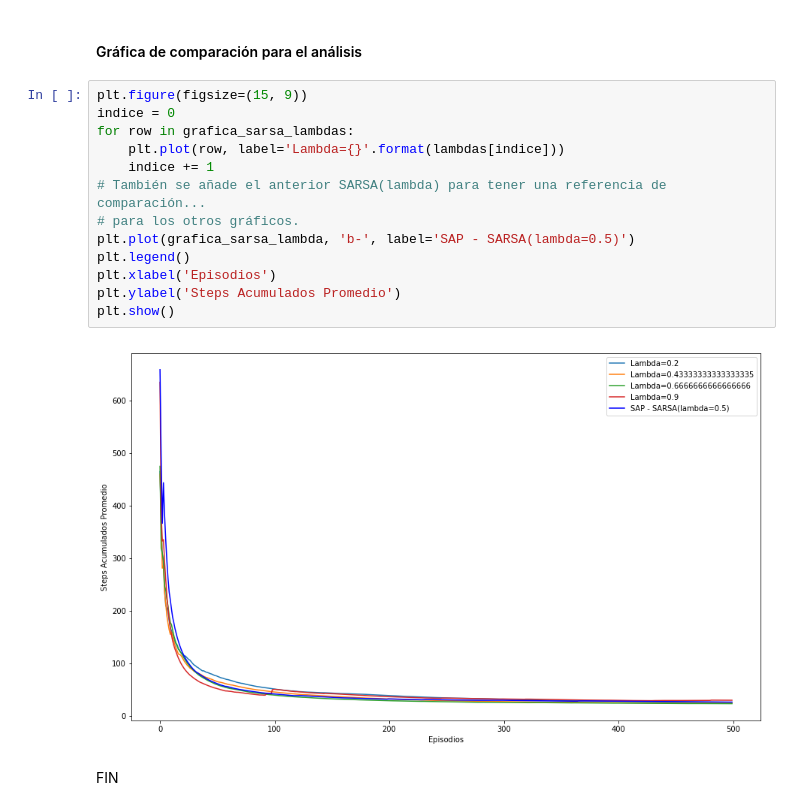
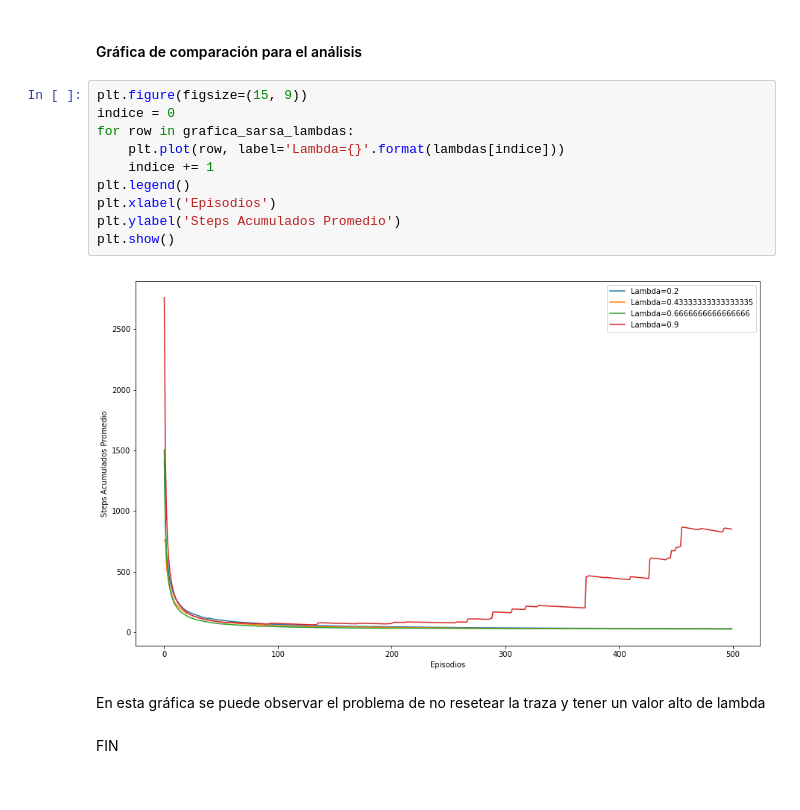
Before and after one commit to nicosalu/inteligencia-2017, a Jupyter notebook: clase-8/aprendizaje-por-refuerzos-2.ipynb, the cells around one changed output. Cells and saved outputs as stored; diff of their text form.

```diff
--- a/clase-8/aprendizaje-por-refuerzos-2.ipynb
+++ b/clase-8/aprendizaje-por-refuerzos-2.ipynb
@@ -1002,17 +1002,16 @@ Con LAMBDA=0.9
 # %%
 plt.figure(figsize=(15, 9))
 indice = 0
 for row in grafica_sarsa_lambdas:
     plt.plot(row, label='Lambda={}'.format(lambdas[indice]))
     indice += 1
-# También se añade el anterior SARSA(lambda) para tener una referencia de comparación...
-# para los otros gráficos.
-plt.plot(grafica_sarsa_lambda, 'b-', label='SAP - SARSA(lambda=0.5)')
 plt.legend()
 plt.xlabel('Episodios')
 plt.ylabel('Steps Acumulados Promedio')
 plt.show()
 # %% [output]
-[figure, old version]
+[figure, new version]
+# %% [markdown]
+En esta gráfica se puede observar el problema de no resetear la traza y tener un valor alto de lambda
 # %% [markdown]
 FIN
```
Also changed, not shown: parts of 7 cells of this notebook.
